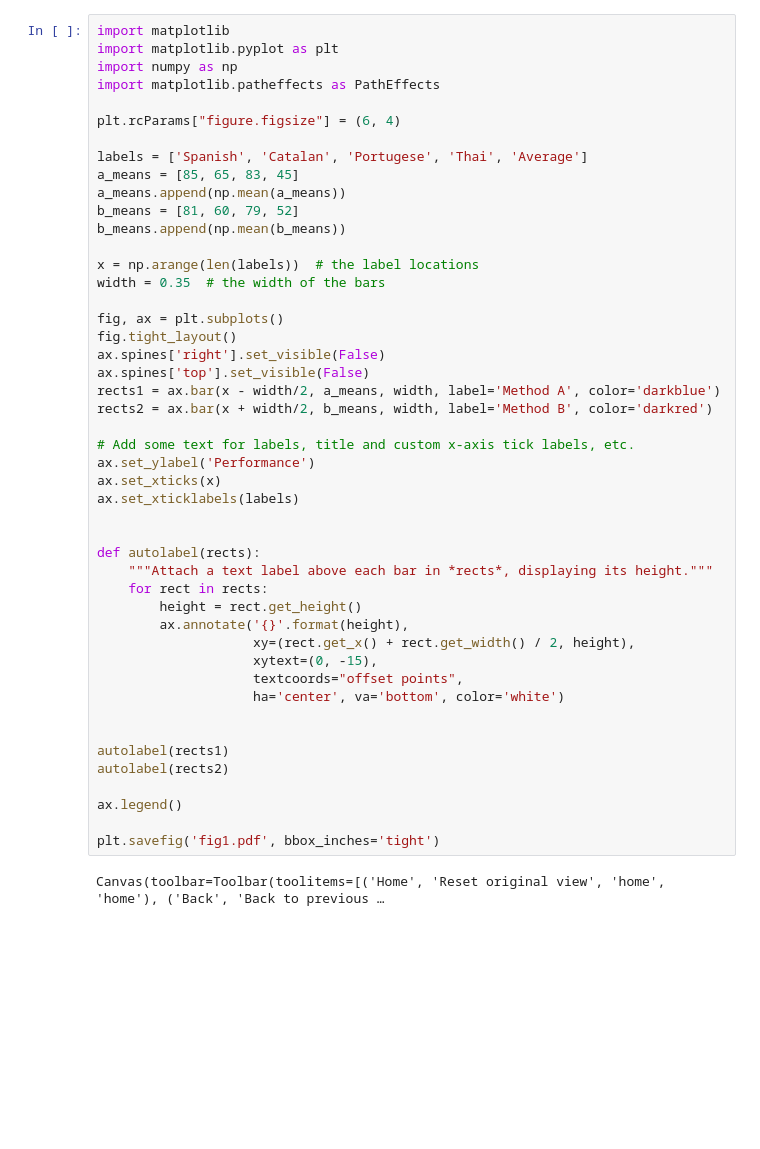
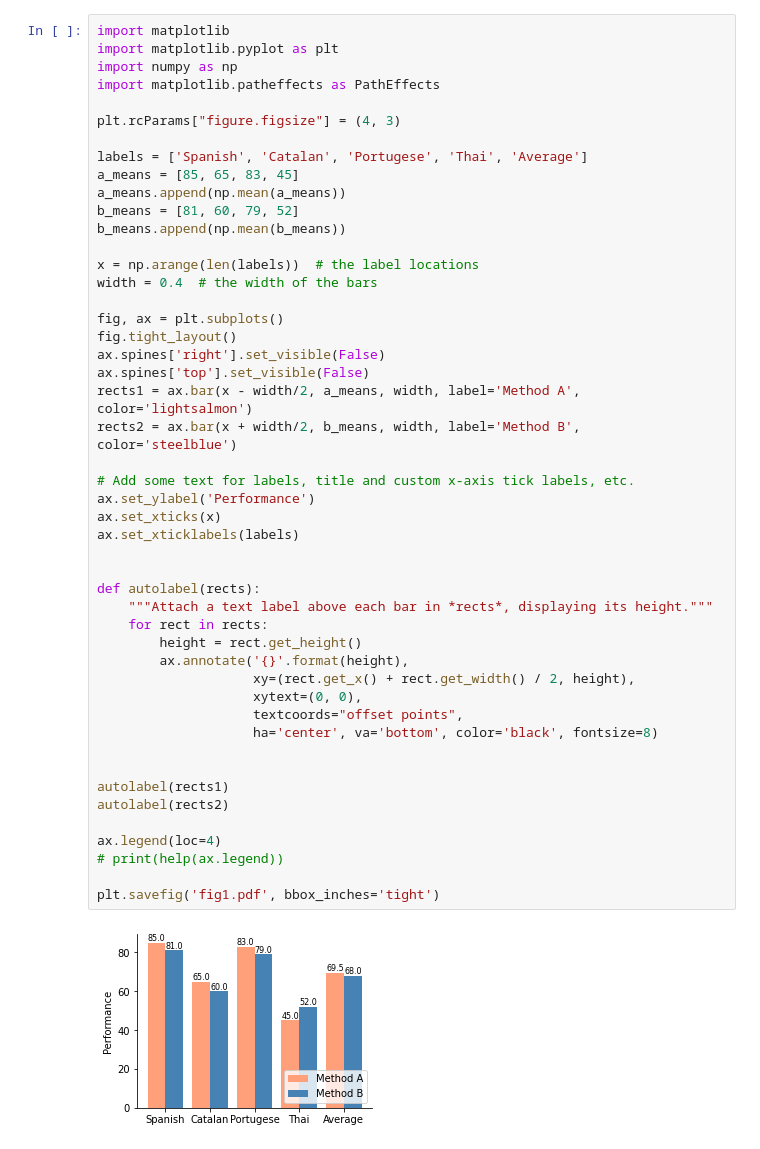
Before and after one commit to matus-pikuliak/multilingual-evaluation, a Jupyter notebook: n_figures.ipynb, the cells around one changed output. Saved outputs shown, nothing was run; the diff lists cells and outputs as text; blank space fills up the shorter version.

```diff
--- a/n_figures.ipynb
+++ b/n_figures.ipynb
@@ -4,7 +4,7 @@ import matplotlib.pyplot as plt
 import numpy as np
 import matplotlib.patheffects as PathEffects
 
-plt.rcParams["figure.figsize"] = (6, 4)
+plt.rcParams["figure.figsize"] = (4, 3)
 
 labels = ['Spanish', 'Catalan', 'Portugese', 'Thai', 'Average']
 a_means = [85, 65, 83, 45]
@@ -13,40 +13,41 @@ b_means = [81, 60, 79, 52]
 b_means.append(np.mean(b_means))
 
 x = np.arange(len(labels))  # the label locations
-width = 0.35  # the width of the bars
+width = 0.4  # the width of the bars
 
 fig, ax = plt.subplots()
 fig.tight_layout()
 ax.spines['right'].set_visible(False)
 ax.spines['top'].set_visible(False)
-rects1 = ax.bar(x - width/2, a_means, width, label='Method A', color='darkblue')
-rects2 = ax.bar(x + width/2, b_means, width, label='Method B', color='darkred')
+rects1 = ax.bar(x - width/2, a_means, width, label='Method A', color='lightsalmon')
+rects2 = ax.bar(x + width/2, b_means, width, label='Method B', color='steelblue')
 
 # Add some text for labels, title and custom x-axis tick labels, etc.
 ax.set_ylabel('Performance')
 ax.set_xticks(x)
 ax.set_xticklabels(labels)
 
 
 def autolabel(rects):
     """Attach a text label above each bar in *rects*, displaying its height."""
     for rect in rects:
         height = rect.get_height()
         ax.annotate('{}'.format(height),
                     xy=(rect.get_x() + rect.get_width() / 2, height),
-                    xytext=(0, -15),
+                    xytext=(0, 0),
                     textcoords="offset points",
-                    ha='center', va='bottom', color='white')
+                    ha='center', va='bottom', color='black', fontsize=8)
 
 
 autolabel(rects1)
 autolabel(rects2)
 
-ax.legend()
+ax.legend(loc=4)
+# print(help(ax.legend))
 
 plt.savefig('fig1.pdf', bbox_inches='tight')
 # %% [output]
-Canvas(toolbar=Toolbar(toolitems=[('Home', 'Reset original view', 'home', 'home'), ('Back', 'Back to previous …
+[figure, added]
 # %%
 from uriel import Uriel
 u = Uriel(load=True, umap=True)
```
Also changed, not shown: parts of 5 cells of this notebook, 8 other files.
